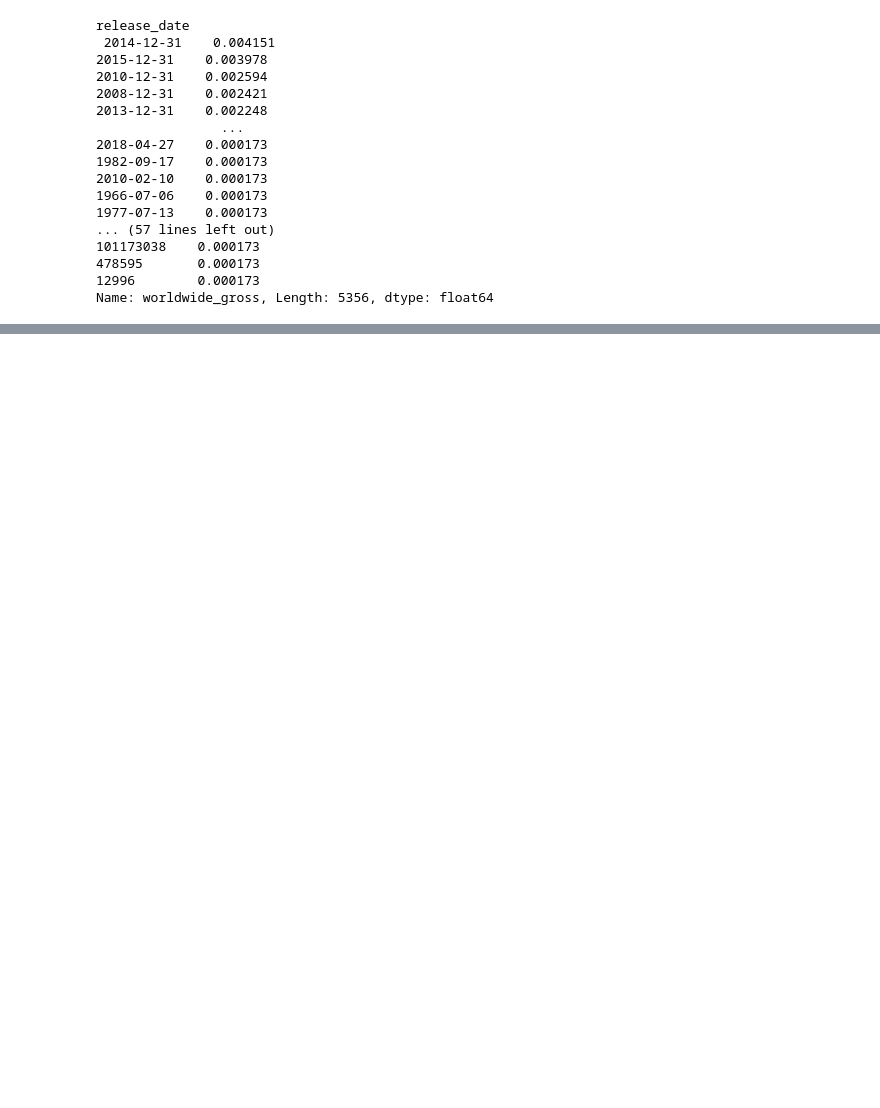
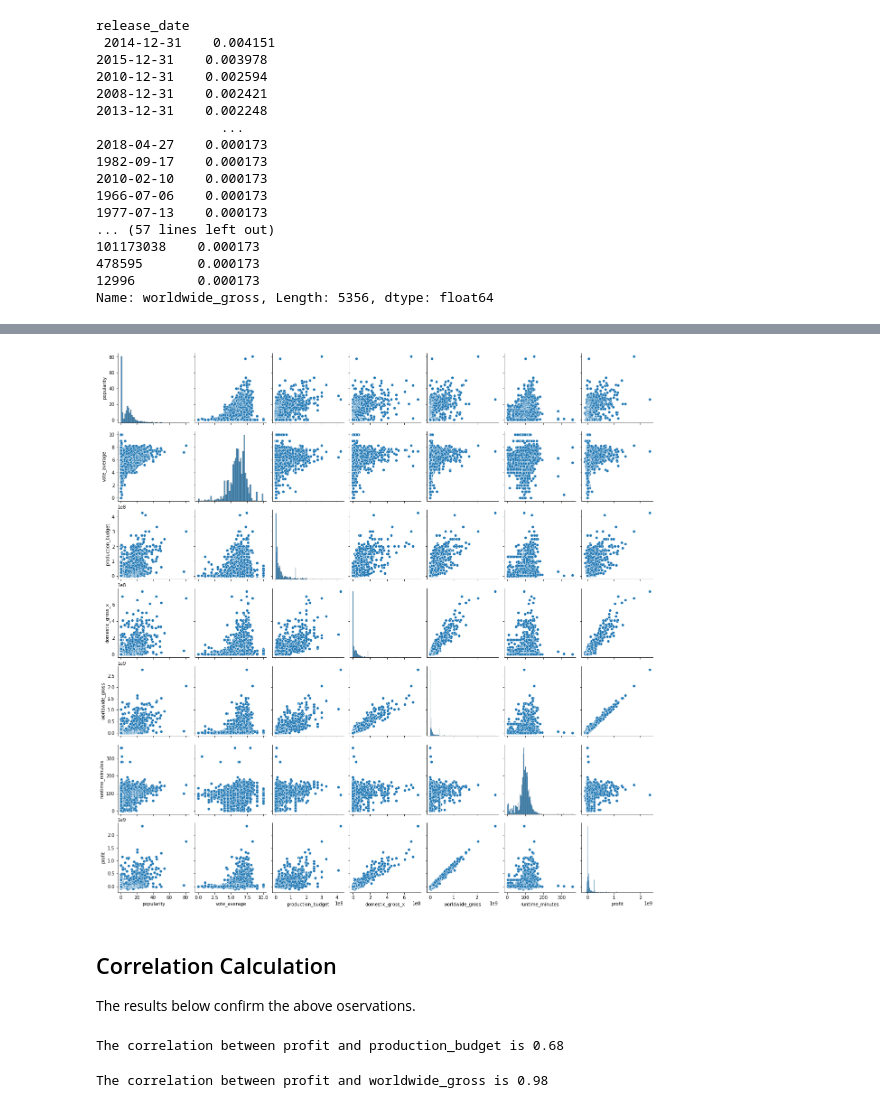
Before and after one commit to GraceKoki/dsc-phase-1-project-v2-4, a Jupyter notebook: student.ipynb, the cells around one changed output, grey strips where cells are left out. Drawn from its saved outputs; the diff is of its cells as text; code cells hidden in the pictures; blank space fills up the shorter version.

```diff
--- a/student.ipynb
+++ b/student.ipynb
@@ -828,0 +449,23 @@ dataset.dropna(axis = 0).head() # Dropping all rows with null values
+# %%
+#Create a pairplot using Seaborn
+sns.pairplot(dataset);
+# %% [output]
+[figure, added]
+# %% [markdown]
+## Correlation Calculation
+
+The results below confirm the above oservations.
+# %%
+#Evaluating the correlation between 'profit' and 'production_budget'
+correlation = dataset['profit'].corr(dataset['production_budget'])
+correlation = round(correlation, 2)
+print("The correlation between profit and production_budget is", correlation)
+# %% [output]
+The correlation between profit and production_budget is 0.68
+# %%
+#Evaluating the correlation between 'profit' and 'worldwide_gross'
+correlation_1 = dataset['profit'].corr(dataset['worldwide_gross'])
+correlation_1 = round(correlation_1, 2)
+print("The correlation between profit and worldwide_gross is", correlation_1)
+# %% [output]
+The correlation between profit and worldwide_gross is 0.98
```
Also changed, not shown: parts of 118 cells of this notebook, 2 other files.
